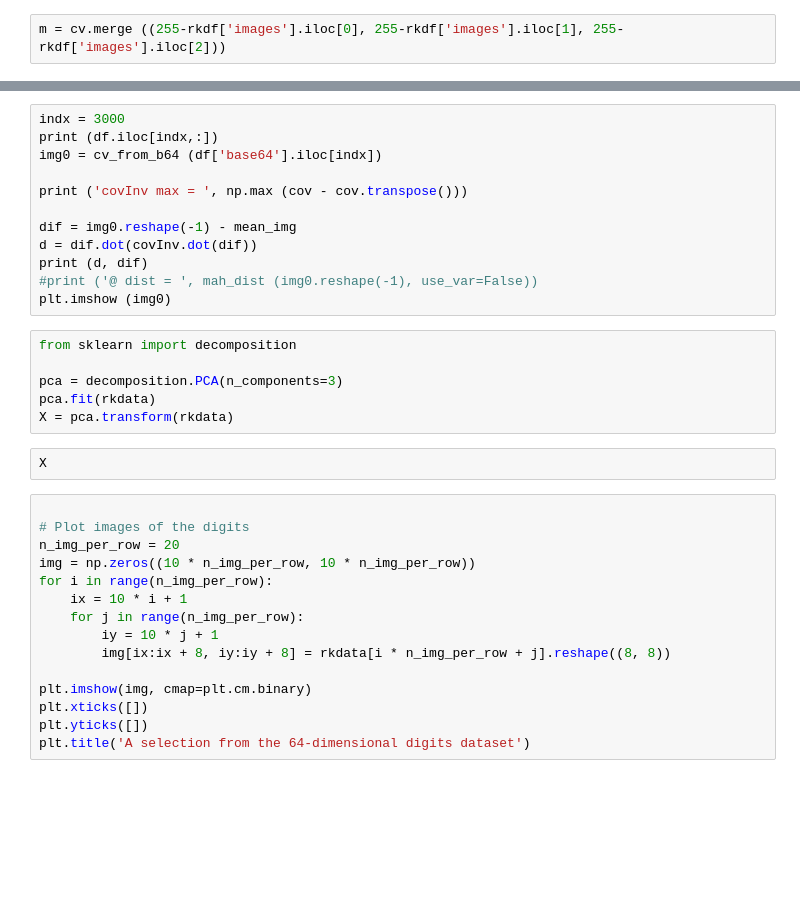
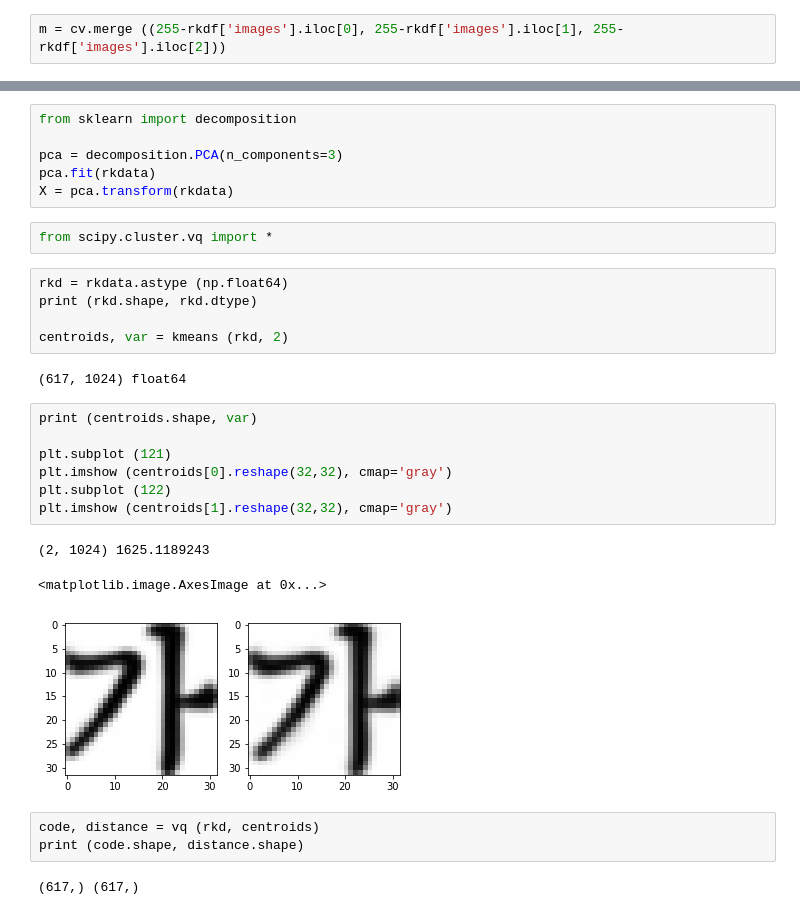
Before and after one commit to yongduek/WayneProject, a Jupyter notebook: viewdata.ipynb, the cells around one changed output, grey strips where cells are left out. Drawn from its saved outputs; the diff is of its cells as text; blank space fills up the shorter version.

```diff
--- a/viewdata.ipynb
+++ b/viewdata.ipynb
@@ -362,35 +360,31 @@ plt.plot (mdist)
-# %%
-indx = 3000
-print (df.iloc[indx,:])
-img0 = cv_from_b64 (df['base64'].iloc[indx])
-
-print ('covInv max = ', np.max (cov - cov.transpose()))
-
-dif = img0.reshape(-1) - mean_img
-d = dif.dot(covInv.dot(dif))
-print (d, dif)
-#print ('@ dist = ', mah_dist (img0.reshape(-1), use_var=False))
-plt.imshow (img0)
 # %%
 from sklearn import decomposition
 
 pca = decomposition.PCA(n_components=3)
 pca.fit(rkdata)
 X = pca.transform(rkdata)
-# %%
-X
-# %%
-
-# Plot images of the digits
-n_img_per_row = 20
-img = np.zeros((10 * n_img_per_row, 10 * n_img_per_row))
-for i in range(n_img_per_row):
-    ix = 10 * i + 1
-    for j in range(n_img_per_row):
-        iy = 10 * j + 1
-        img[ix:ix + 8, iy:iy + 8] = rkdata[i * n_img_per_row + j].reshape((8, 8))
-
-plt.imshow(img, cmap=plt.cm.binary)
-plt.xticks([])
-plt.yticks([])
-plt.title('A selection from the 64-dimensional digits dataset')
+# %%
+from scipy.cluster.vq import *
+# %%
+rkd = rkdata.astype (np.float64)
+print (rkd.shape, rkd.dtype)
+
+centroids, var = kmeans (rkd, 2)
+# %% [output]
+(617, 1024) float64
+# %%
+print (centroids.shape, var)
+
+plt.subplot (121)
+plt.imshow (centroids[0].reshape(32,32), cmap='gray')
+plt.subplot (122)
+plt.imshow (centroids[1].reshape(32,32), cmap='gray')
+# %% [output]
+(2, 1024) 1625.1189243
+<matplotlib.image.AxesImage at 0x...>
+[figure, added]
+# %%
+code, distance = vq (rkd, centroids)
+print (code.shape, distance.shape)
+# %% [output]
+(617,) (617,)
```
Also changed, not shown: parts of 29 cells of this notebook, 1 other file.
